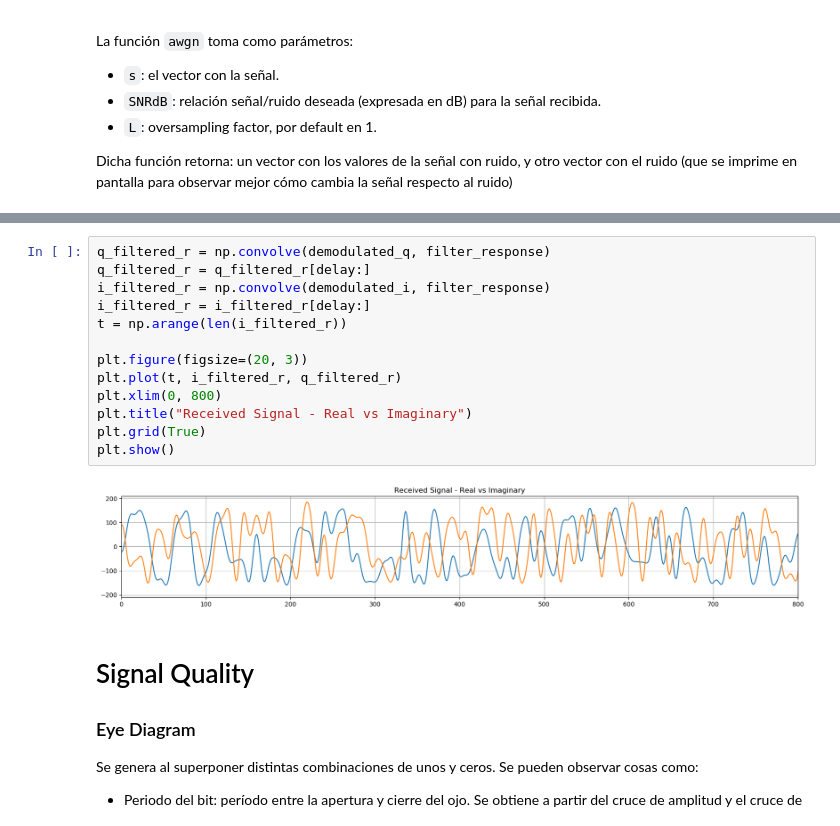
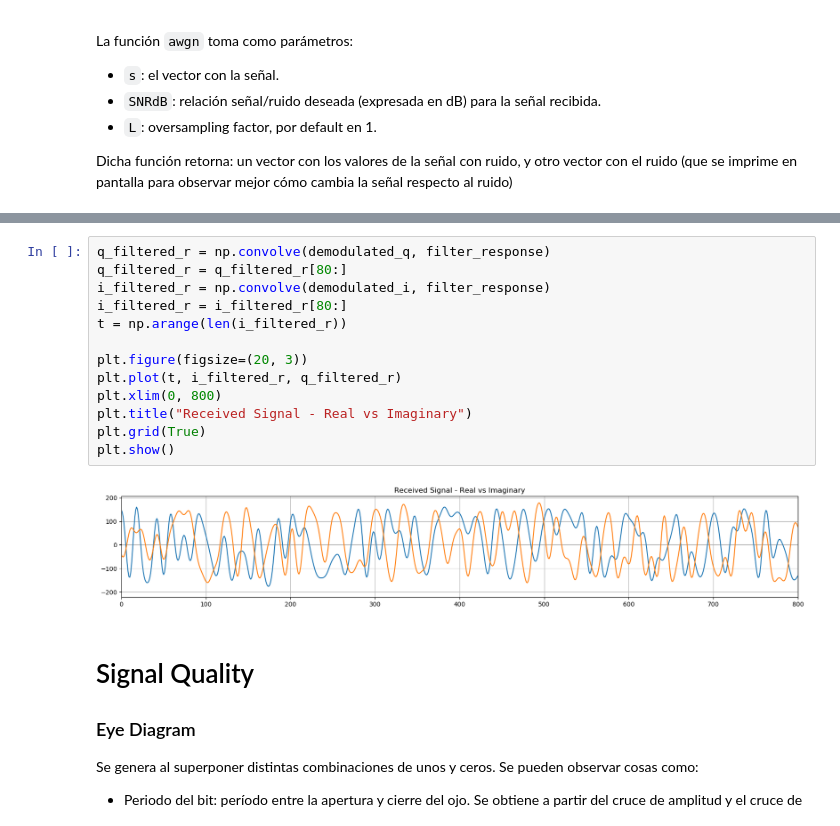
Before and after one commit to sofia-am/QPSK-8PSK-Simulation, a Jupyter notebook: notebook/8PSKmodem.ipynb, the cells around one changed output, grey strips where cells are left out. Saved outputs shown, nothing was run; the diff lists cells and outputs as text.

```diff
--- a/notebook/8PSKmodem.ipynb
+++ b/notebook/8PSKmodem.ipynb
@@ -397,18 +403,18 @@ plt.show()
 # %%
 q_filtered_r = np.convolve(demodulated_q, filter_response)
-q_filtered_r = q_filtered_r[delay:]
+q_filtered_r = q_filtered_r[80:]
 i_filtered_r = np.convolve(demodulated_i, filter_response)
-i_filtered_r = i_filtered_r[delay:]
+i_filtered_r = i_filtered_r[80:]
 t = np.arange(len(i_filtered_r))
 
 plt.figure(figsize=(20, 3))
 plt.plot(t, i_filtered_r, q_filtered_r)
 plt.xlim(0, 800)
 plt.title("Received Signal - Real vs Imaginary")
 plt.grid(True)
 plt.show()
 # %% [output]
-[figure, old version]
+[figure, new version]
 # %% [markdown]
 # Signal Quality
 
```
Also changed, not shown: parts of 12 cells of this notebook, 1 other file.
